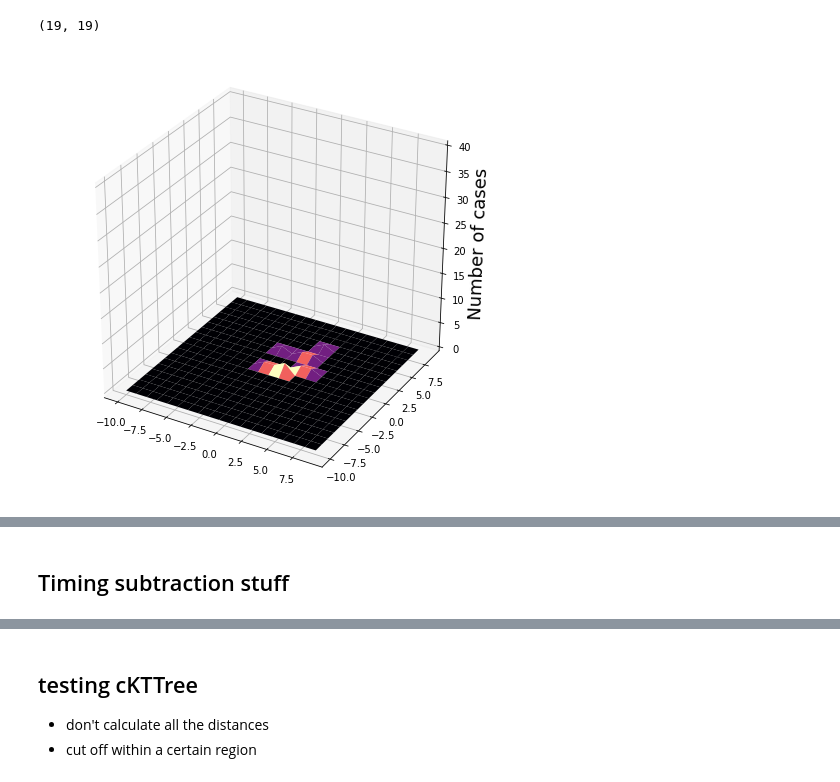
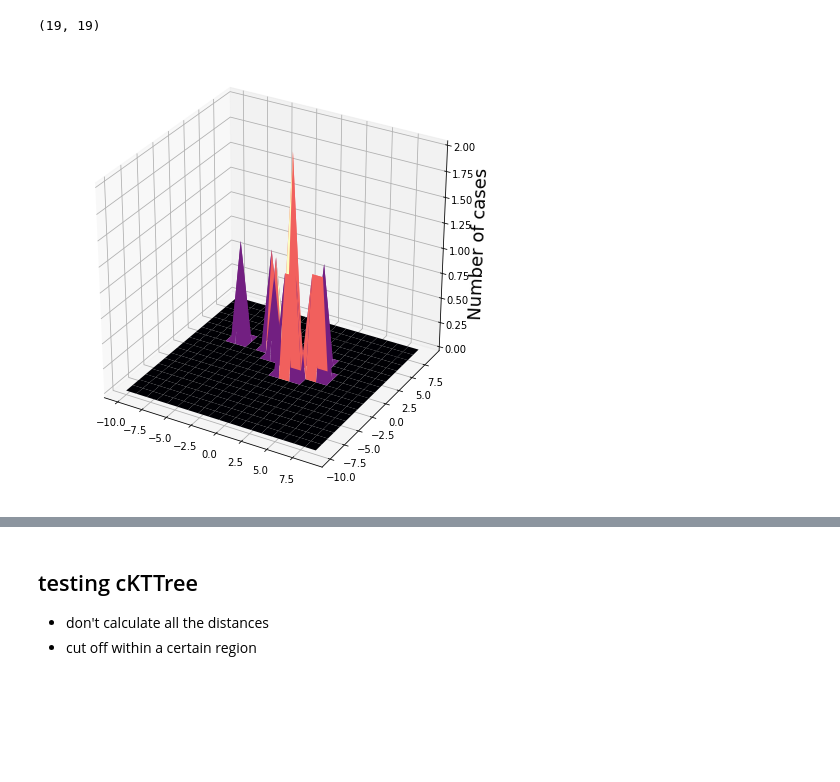
Before and after one commit to arjunsavel/covid-hacks-2020, a Jupyter notebook: Simulation_notebook.ipynb, the cells around one changed output, grey strips where cells are left out. Drawn from its saved outputs; the diff is of its cells as text; code cells hidden in the pictures; blank space fills up the shorter version.

```diff
--- a/Simulation_notebook.ipynb
+++ b/Simulation_notebook.ipynb
@@ -736,37 +741,35 @@ np.shape(Y)
 # %%
 infected = df2D[df2D['infected day 29'] == 0]
 H, xedges, yedges = np.histogram2d(infected['x'], infected['y'],
                                    bins=(np.linspace(-10, 10, 20), np.linspace(-10,10, 20)))
 infect_cols = [col for col in df2D.columns if 'infected day' in col]
 def animate(i, plot):
     # simulate new data coming in
     ax.clear()
     infect_col = infect_cols[i]
     infected = df2D[df2D[infect_col] == 0]
     H, xedges, yedges = np.histogram2d(infected['x'], infected['y'],
                                    bins=(np.linspace(-10, 10, 20), np.linspace(-10,10, 20)))
     plot = ax.plot_surface(X, Y, H, cmap='magma')
-    ax.set_zlim(0,40)
+    ax.set_zlim(0,np.max(H))
     ax.set_zlabel('Number of cases', fontsize=18)
 
     return plot,
 
 
 X, Y = np.meshgrid(xedges[:-1], yedges[:-1])
 fig = plt.figure(figsize=(8,8))
 ax = plt.axes(projection='3d')
 plot = [ax.plot_surface(X, Y, H, cmap='magma')]
-ax.set_zlim(0,45)
+ax.set_zlim(0, np.max(H))
 ax.set_zlabel('Number of cases', fontsize=18)
 # ax.set_xlim(left[0], right[-1])
 # ax.set_ylim(bottom.min(), top.max())
 
 ani = animation.FuncAnimation(fig, animate, len(infect_cols), fargs=(plot), repeat=False, blit=True)
 # %% [output]
-[figure, old version]
+[figure, new version]
 # %%
 HTML(ani.to_html5_video())
 # %% [output]
 [interactive output not drawn]
-# %% [markdown]
-## Timing subtraction stuff
```
Also changed, not shown: parts of 8 cells of this notebook, 4 other files.
